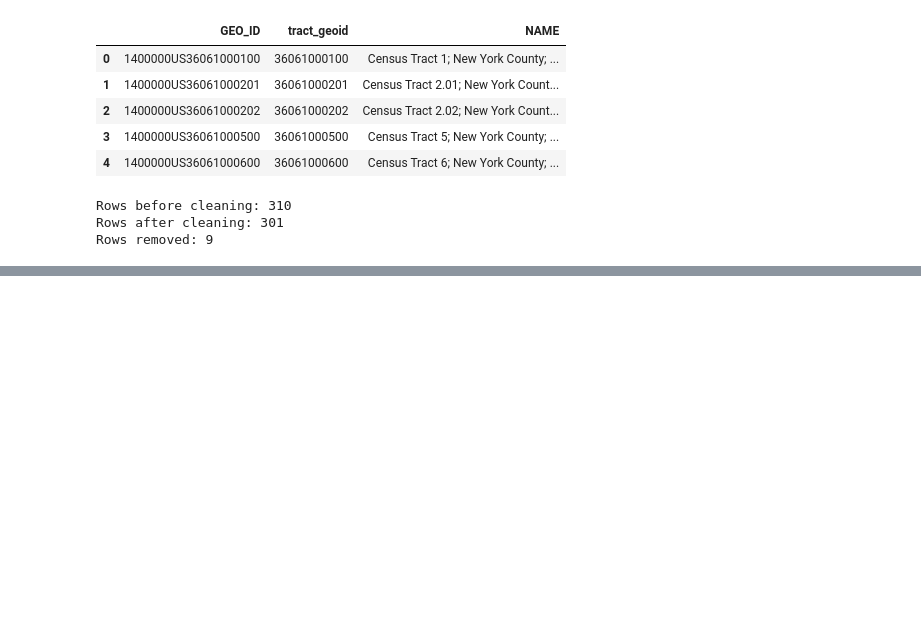
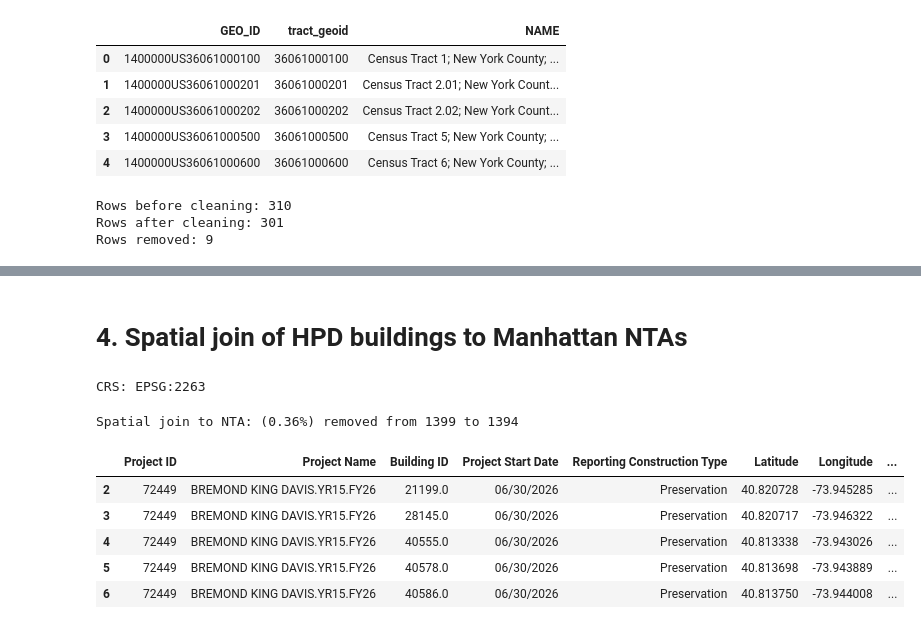
Before and after one commit to aashnijoshi/manhattan-housing-affordability, a Jupyter notebook: notebooks/01_analysis.ipynb, the cells around one changed output, grey strips where cells are left out. Drawn from its saved outputs; the diff is of its cells as text; code cells hidden in the pictures; blank space fills up the shorter version.

```diff
--- a/notebooks/01_analysis.ipynb
+++ b/notebooks/01_analysis.ipynb
@@ -245,0 +279,20 @@ acs_clean.to_csv(
+# %% [markdown]
+# 4. Spatial join of HPD buildings to Manhattan NTAs
+# %%
+from analysis.data_processing import points_lonlat, spatial_join_to_nta
+
+hpd_points = points_lonlat(hpd)
+print("CRS:", hpd_points.crs)
+# %% [output]
+CRS: EPSG:2263
+# %%
+hpd_nta = spatial_join_to_nta(hpd_points, nta_manhattan, ["NTA2020", "NTAName"])
+hpd_nta.head()
+# %% [output]
+Spatial join to NTA: (0.36%) removed from 1399 to 1394
+|  | Project ID | Project Name | Building ID | Project Start Date | Reporting Construction Type | Latitude | Longitude | ... |
+| 2 | 72449 | BREMOND KING DAVIS.YR15.FY26 | 21199.0 | 06/30/2026 | Preservation | 40.820728 | -73.945285 | ... |
+| 3 | 72449 | BREMOND KING DAVIS.YR15.FY26 | 28145.0 | 06/30/2026 | Preservation | 40.820717 | -73.946322 | ... |
+| 4 | 72449 | BREMOND KING DAVIS.YR15.FY26 | 40555.0 | 06/30/2026 | Preservation | 40.813338 | -73.943026 | ... |
+| 5 | 72449 | BREMOND KING DAVIS.YR15.FY26 | 40578.0 | 06/30/2026 | Preservation | 40.813698 | -73.943889 | ... |
+| 6 | 72449 | BREMOND KING DAVIS.YR15.FY26 | 40586.0 | 06/30/2026 | Preservation | 40.813750 | -73.944008 | ... |
```
Also changed, not shown: parts of 11 cells of this notebook, 3 other files.
